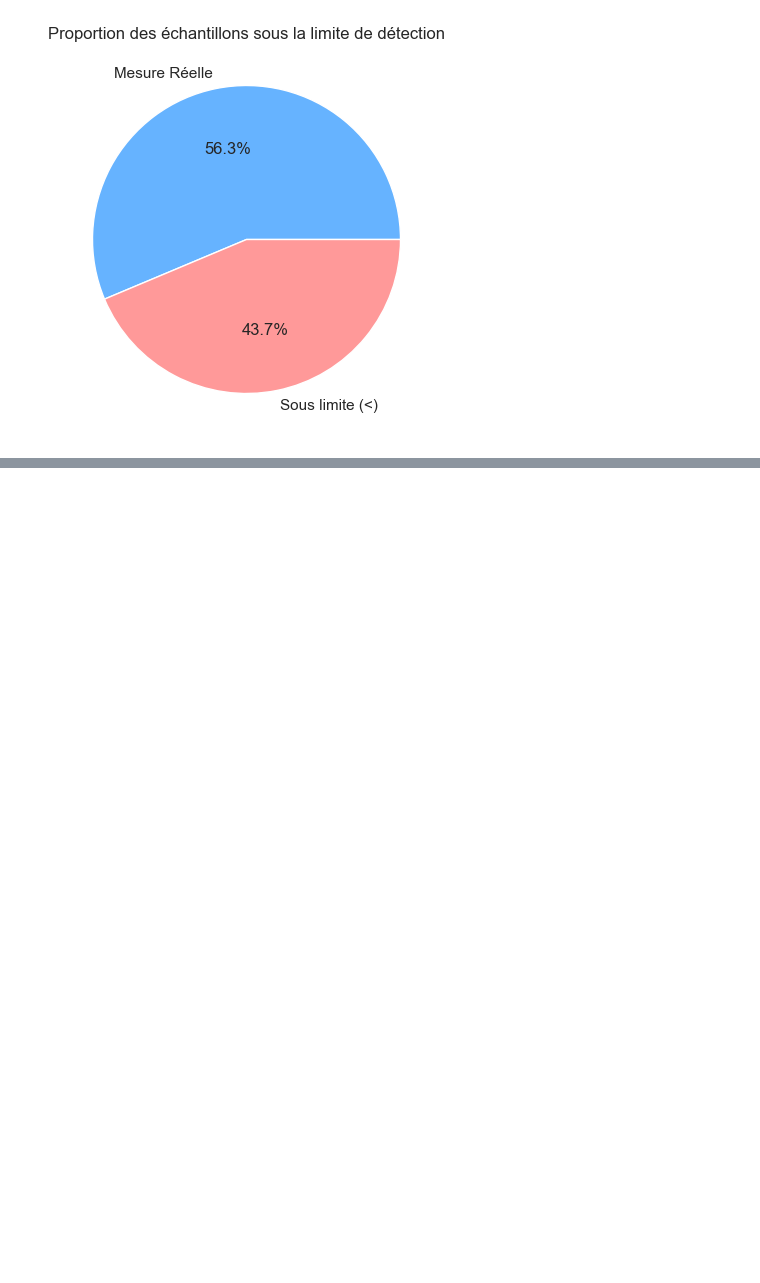
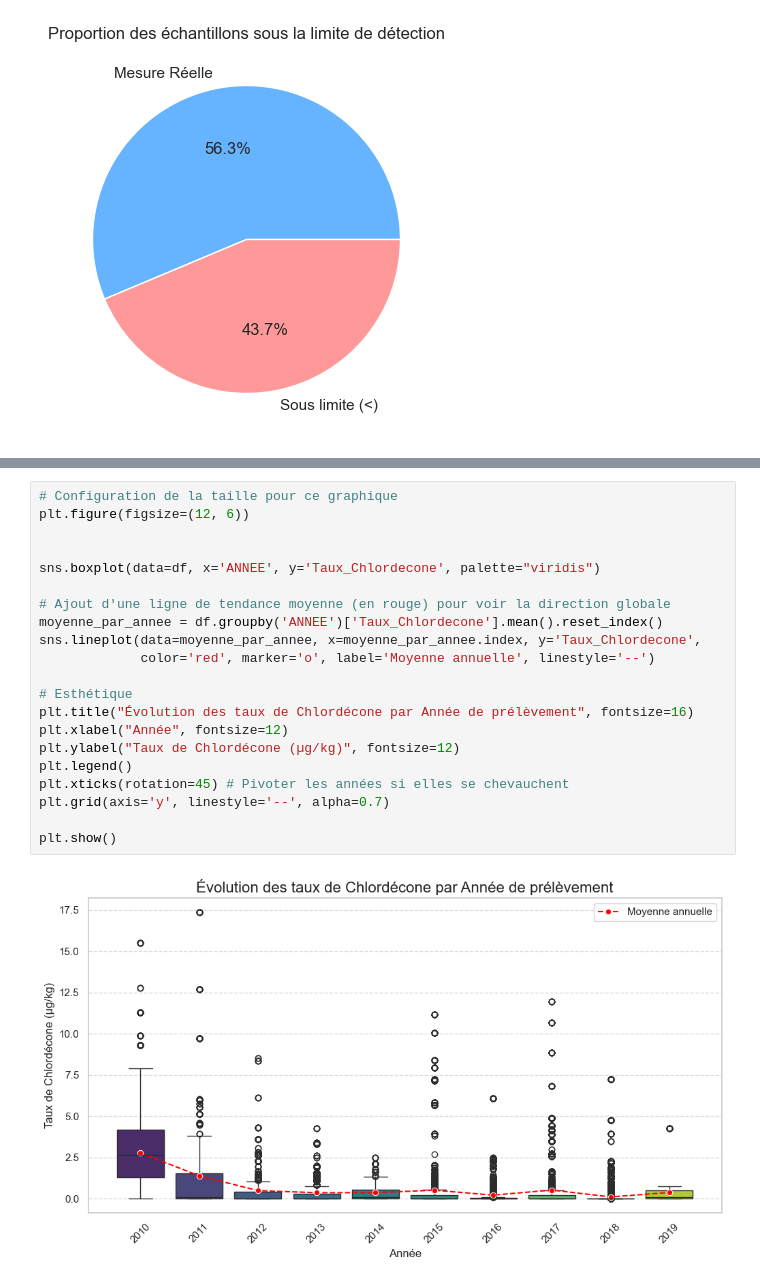
Before and after one commit to Leopold-Rony/Projet_Chlordecone, a Jupyter notebook: notebooks/01_Preparation_donnees.ipynb, the cells around one changed output, grey strips where cells are left out. Cells and saved outputs as stored; diff of their text form; blank space fills up the shorter version.

Commit message:
Ajout analyse temporelle et spatiale (EDA)

```diff
--- a/notebooks/01_Preparation_donnees.ipynb
+++ b/notebooks/01_Preparation_donnees.ipynb
@@ -145,0 +154,23 @@ Name: count, dtype: int64
+# %%
+# Configuration de la taille pour ce graphique
+plt.figure(figsize=(12, 6))
+
+
+sns.boxplot(data=df, x='ANNEE', y='Taux_Chlordecone', palette="viridis")
+
+# Ajout d'une ligne de tendance moyenne (en rouge) pour voir la direction globale
+moyenne_par_annee = df.groupby('ANNEE')['Taux_Chlordecone'].mean().reset_index()
+sns.lineplot(data=moyenne_par_annee, x=moyenne_par_annee.index, y='Taux_Chlordecone',
+             color='red', marker='o', label='Moyenne annuelle', linestyle='--')
+
+# Esthétique
+plt.title("Évolution des taux de Chlordécone par Année de prélèvement", fontsize=16)
+plt.xlabel("Année", fontsize=12)
+plt.ylabel("Taux de Chlordécone (µg/kg)", fontsize=12)
+plt.legend()
+plt.xticks(rotation=45) # Pivoter les années si elles se chevauchent
+plt.grid(axis='y', linestyle='--', alpha=0.7)
+
+plt.show()
+# %% [output]
+[figure, added]
```
Also changed, not shown: parts of 4 cells of this notebook.
